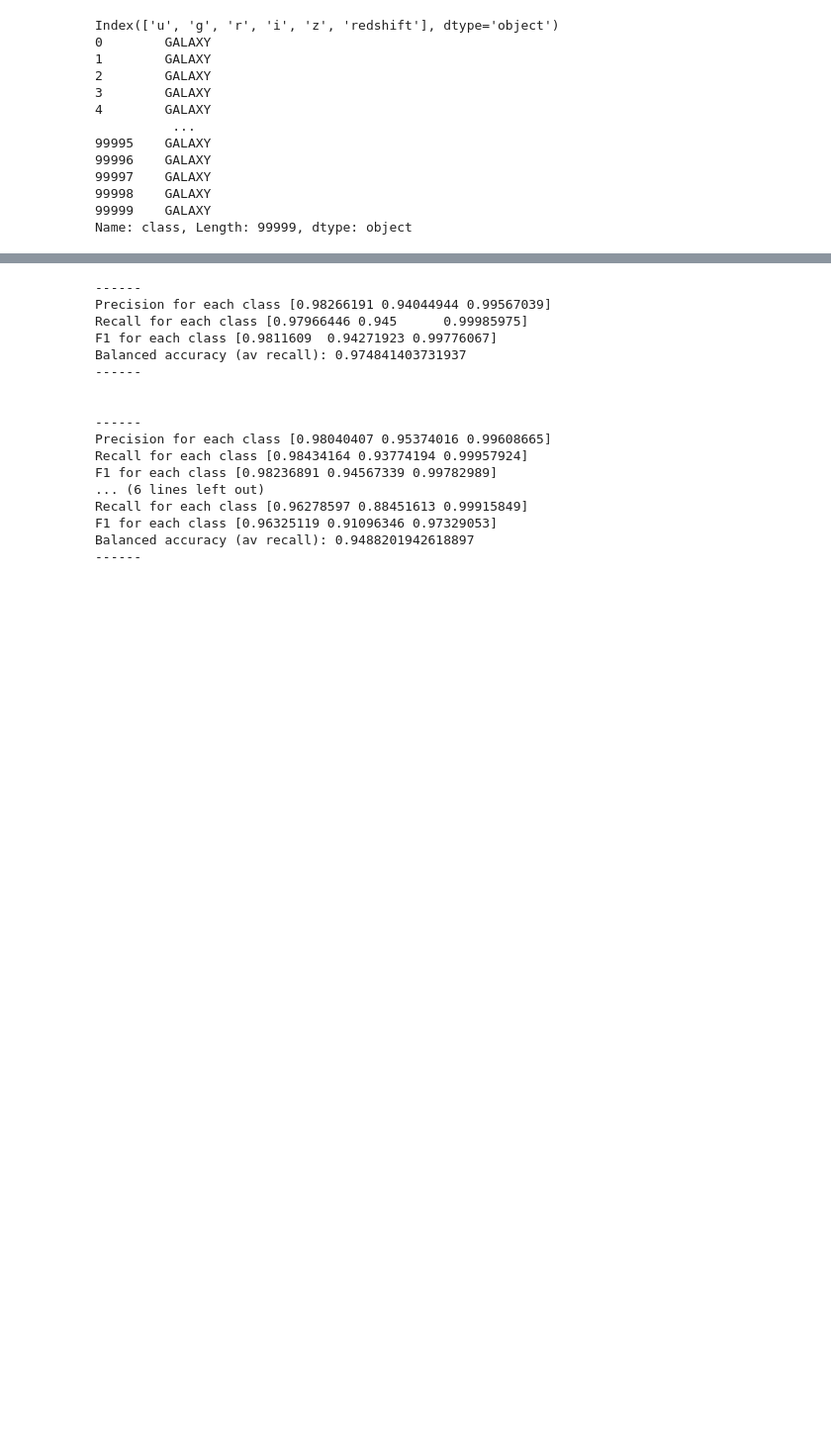
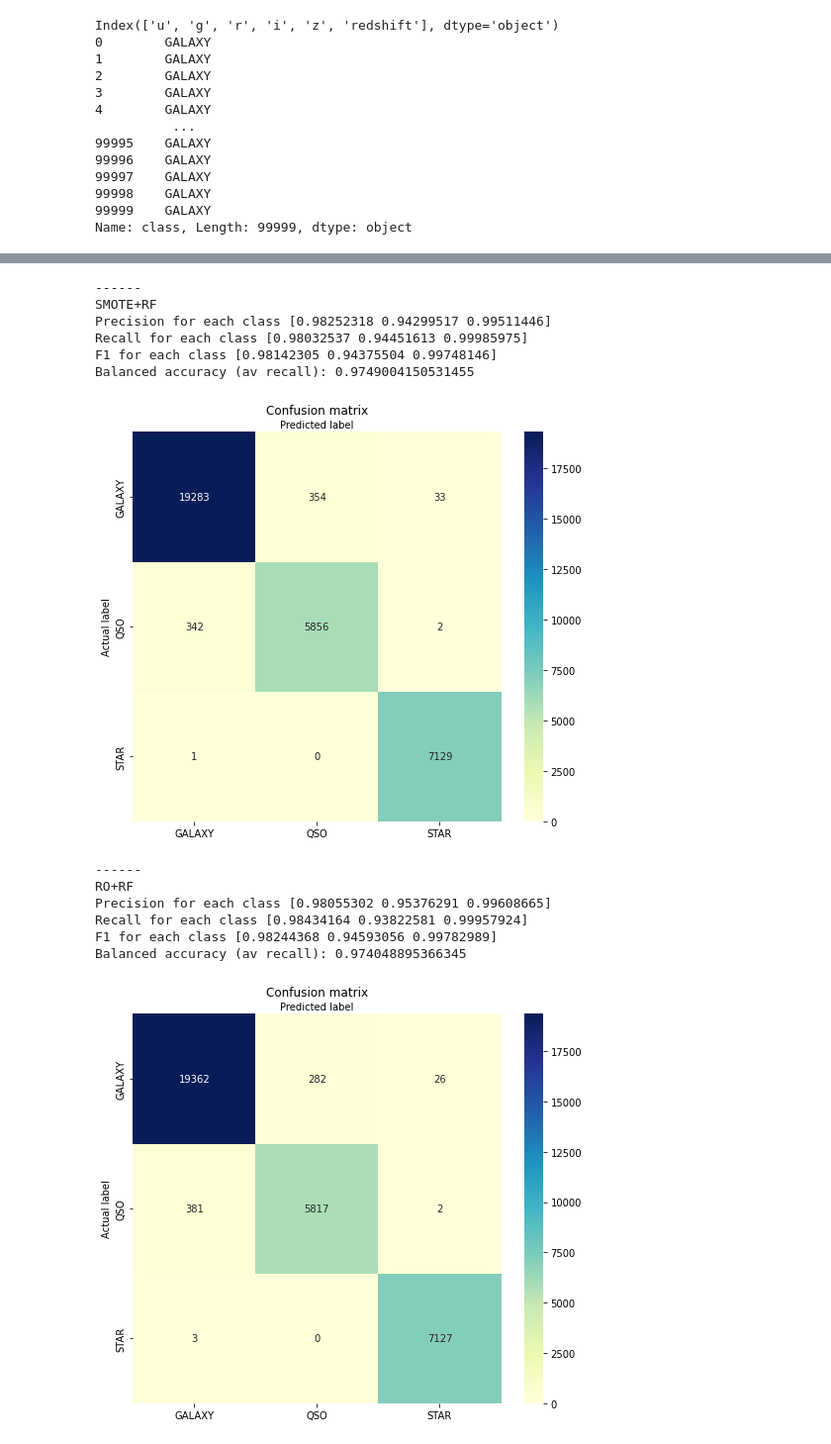
Before and after one commit to Fabio-RibeiroB/StellarClassificationMsc, a Jupyter notebook: FinalPipeline.ipynb, the cells around one changed output, grey strips where cells are left out. Shown: that part at 99% size. Cells and saved outputs as stored; diff of their text form; code cells hidden in the pictures; blank space fills up the shorter version.

```diff
--- a/FinalPipeline.ipynb
+++ b/FinalPipeline.ipynb
@@ -187,41 +141,58 @@ array(['GALAXY', 'STAR', 'GALAXY', ..., 'GALAXY', 'GALAXY', 'GALAXY'],
 # %%
-def pipeline_predict(pipeline):
-    pipeline: list
-    name=pipeline[0]
-    model = make_pipeline(*pipeline[1:])
-    model.fit(X_train, y_train)
-    y_pred = model.predict(X_test)
-    print(name)
-    print("Precision for each class", precision_recall_fscore_support(y_test, y_pred, average=None)[0])
-    print("Recall for each class", precision_recall_fscore_support(y_test, y_pred, average=None)[1])
-    print("F1 for each class", precision_recall_fscore_support(y_test, y_pred, average=None)[2])
-    print("Balanced accuracy (av recall):", balanced_accuracy_score(y_test, y_pred))
 
-smote = ['SMOTE', SMOTE(random_state=1000), RandomForestClassifier(n_estimators=1000, max_features='sqrt')]
-roversample = ['Random Oversampling', RandomOverSampler(random_state=1000), RandomForestClassifier(n_estimators=1000, max_features='sqrt')]
+
+#'rfc__min_samples_split': 4, 'rfc__n_estimators': 500}
+#smote = ['SMOTE', SMOTE(random_state=1000), RandomForestClassifier(n_estimators=1000, max_features='sqrt')]
+#roversample = ['Random Oversampling', RandomOverSampler(random_state=1000), RandomForestClassifier(n_estimators=1000, max_features='sqrt')]
+
+rfsmote = ['SMOTE+RF', SMOTE(random_state=0),
+           RandomForestClassifier(min_samples_split=4, n_estimators=500)
+          ]
+
+rfoversample = ['RO+RF', RandomOverSampler(random_state=0),
+                RandomForestClassifier(min_samples_split=2, n_estimators=1000)
+               ]
+
+
+
+rfsmoteenn = ['SMOTEENN+RF', SMOTEENN(random_state=0),
+              RandomForestClassifier(min_samples_split=4, n_estimators=1000)
+             ]
+
+etsmote = ['SMOTE+ET', SMOTE(random_state=0),
+           ExtraTreesClassifier(min_samples_split=4, n_estimators=500)
+          ]
+
+etoversample = ['RO+ET', RandomOverSampler(random_state=0),
+                ExtraTreesClassifier(min_samples_split=2, n_estimators=1000)
+               ]
+
+
+
+etsmoteenn = ['SMOTEENN+ET', SMOTEENN(random_state=0),
+              ExtraTreesClassifier(min_samples_split=2, n_estimators=500)
+             ]
+
+
 logreg = ['Log Reg', StandardScaler(), LogisticRegression()]
 
-pipelines = [smote, roversample, logreg]
+pipelines = [rfsmote, rfoversample, rfsmoteenn, etsmote, etoversample, etsmoteenn, logreg]
 
 for pipe in pipelines:
     print("------")
     pipeline_predict(pipe)
-    print("------\n\n")
 # %% [output]
 ------
-Precision for each class [0.98266191 0.94044944 0.99567039]
-Recall for each class [0.97966446 0.945      0.99985975]
-F1 for each class [0.9811609  0.94271923 0.99776067]
-Balanced accuracy (av recall): 0.974841403731937
-------
-
-
-------
-Precision for each class [0.98040407 0.95374016 0.99608665]
-Recall for each class [0.98434164 0.93774194 0.99957924]
-F1 for each class [0.98236891 0.94567339 0.99782989]
-... (6 lines left out)
-Recall for each class [0.96278597 0.88451613 0.99915849]
-F1 for each class [0.96325119 0.91096346 0.97329053]
-Balanced accuracy (av recall): 0.9488201942618897
-------
+SMOTE+RF
+Precision for each class [0.98252318 0.94299517 0.99511446]
+Recall for each class [0.98032537 0.94451613 0.99985975]
+F1 for each class [0.98142305 0.94375504 0.99748146]
+Balanced accuracy (av recall): 0.9749004150531455
+[figure, added]
+------
+RO+RF
+Precision for each class [0.98055302 0.95376291 0.99608665]
+Recall for each class [0.98434164 0.93822581 0.99957924]
+F1 for each class [0.98244368 0.94593056 0.99782989]
+Balanced accuracy (av recall): 0.974048895366345
+[figure, added]
```
Also changed, not shown: parts of 8 cells of this notebook, 2 other files.
